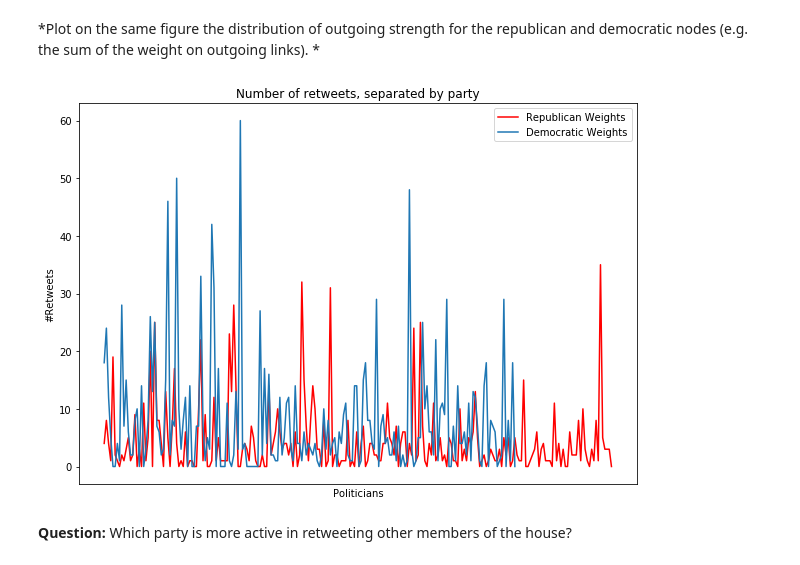
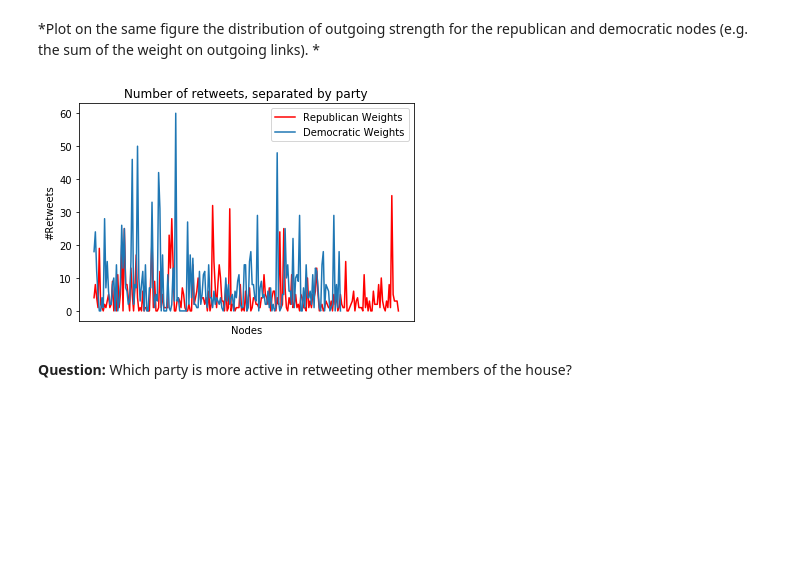
Before and after one commit to thomasnilsson/02805-social-graphs-2018, a Jupyter notebook: assignment2/Social_Graphs_Assignment_2.ipynb, the cells around one changed output. Drawn from its saved outputs; the diff is of its cells as text; code cells hidden in the pictures; blank space fills up the shorter version.

```diff
--- a/assignment2/Social_Graphs_Assignment_2.ipynb
+++ b/assignment2/Social_Graphs_Assignment_2.ipynb
@@ -255,15 +255,14 @@ demo_names = list(all_members[all_members.Party == "Democratic"].tw_name)
 outgoing_repub = [sum_retweets(retweets, name) for name in repub_names]
 outgoing_demo = [sum_retweets(retweets, name) for name in demo_names]
 # %%
-plt.figure(figsize=[10,7])
 plt.plot(outgoing_repub, "red")
 plt.plot(outgoing_demo)
 plt.legend(["Republican Weights", "Democratic Weights"])
 plt.title("Number of retweets, separated by party")
-plt.xlabel("Politicians"); plt.ylabel("#Retweets"); plt.xticks([], []);
+plt.xlabel("Nodes"); plt.ylabel("#Retweets"); plt.xticks([], []);
 plt.show()
 # %% [output]
-[figure, old version]
+[figure, new version]
 # %% [markdown]
 **Question:** Which party is more active in retweeting other members of the house?
 # %%
```
Also changed, not shown: parts of 20 cells of this notebook, 3 other files.
